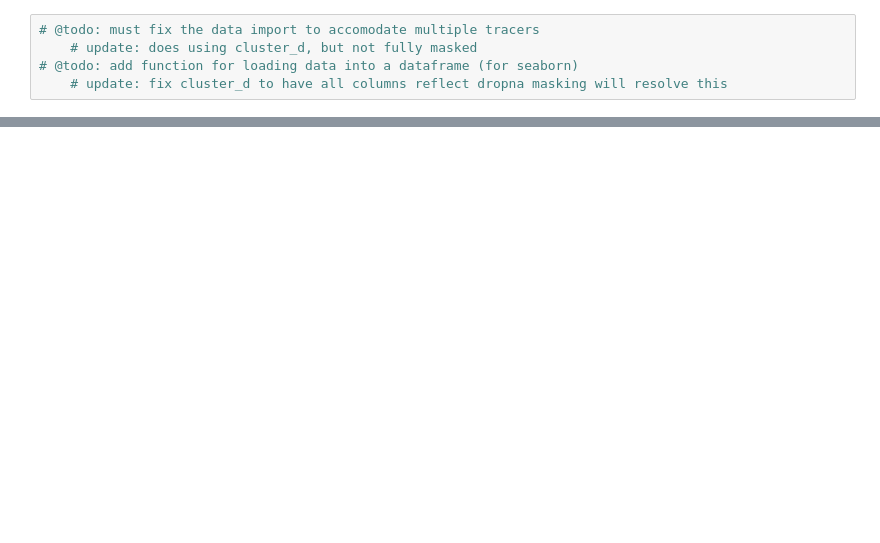
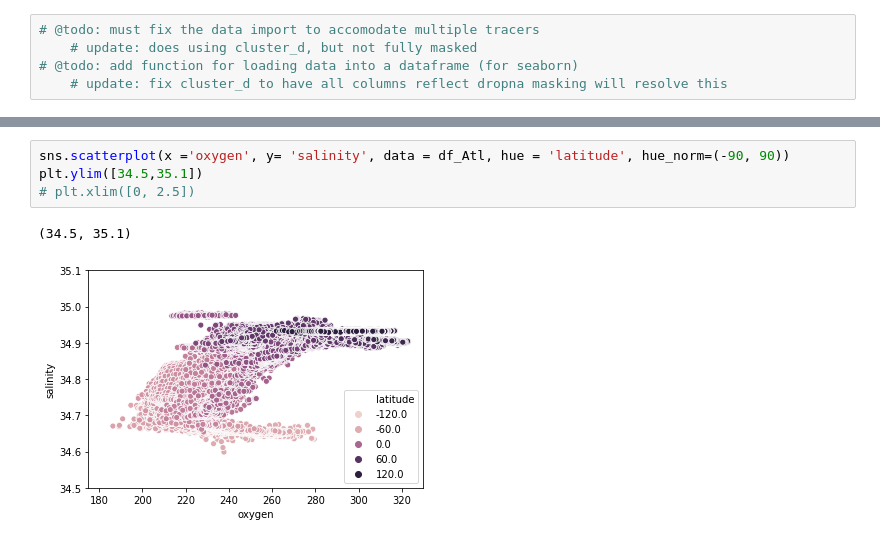
Before and after one commit to jordanplanders/Thinkful, a Jupyter notebook: Bootcamp/Unit 1/capstone/PO4*.ipynb, the cells around one changed output, grey strips where cells are left out. Saved outputs shown, nothing was run; the diff lists cells and outputs as text; blank space fills up the shorter version.

```diff
--- a/Bootcamp/Unit 1/capstone/PO4*.ipynb
+++ b/Bootcamp/Unit 1/capstone/PO4*.ipynb
@@ -27,0 +154,7 @@ dataset_Atl.return_from_psql('SELECT latitude, longitude, depth, {} from woa13 W
+# %%
+sns.scatterplot(x ='oxygen', y= 'salinity', data = df_Atl, hue = 'latitude', hue_norm=(-90, 90))
+plt.ylim([34.5,35.1])
+# plt.xlim([0, 2.5])
+# %% [output]
+(34.5, 35.1)
+[figure, added]
```
Also changed, not shown: parts of 31 cells of this notebook, 2 other files.
